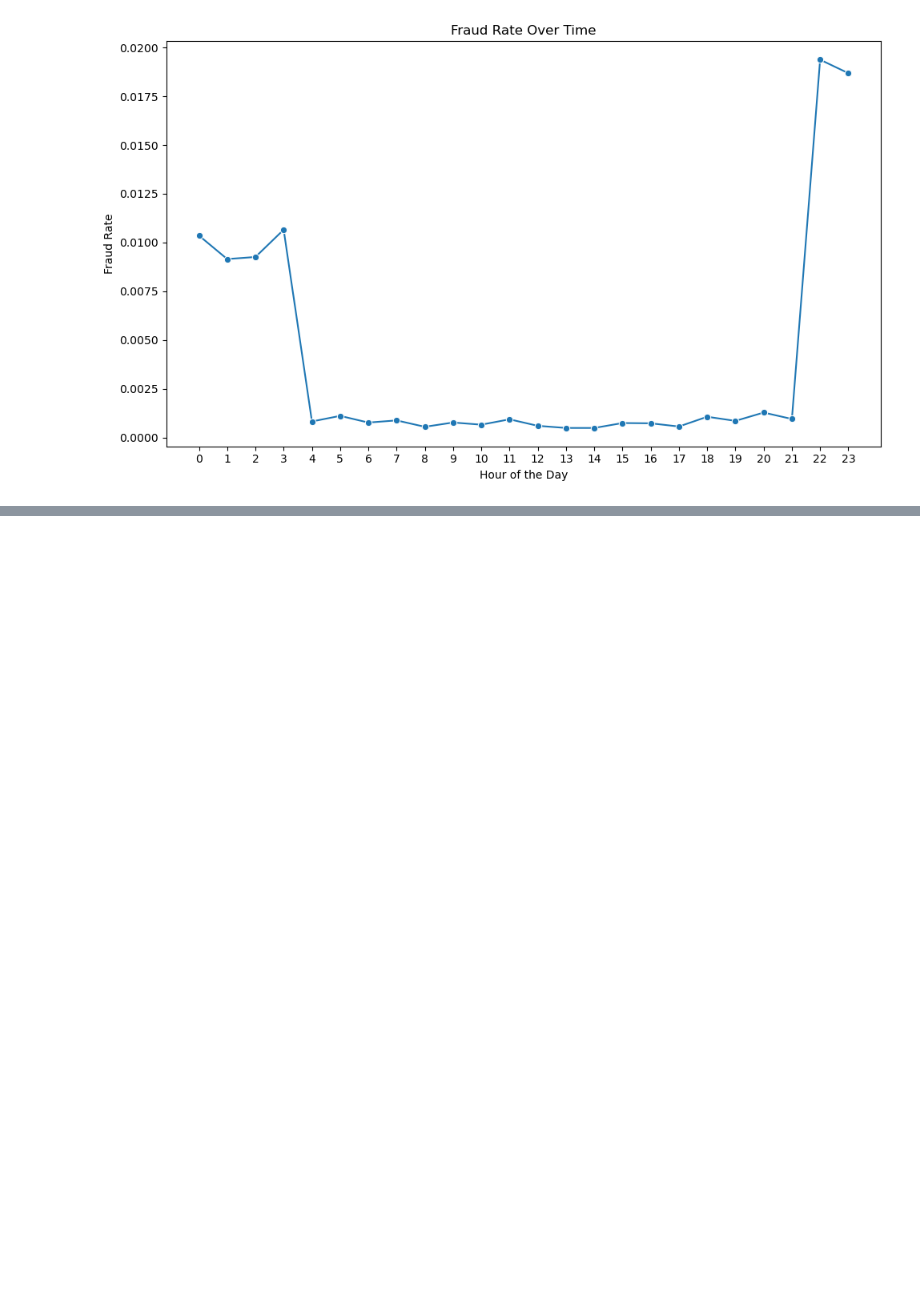
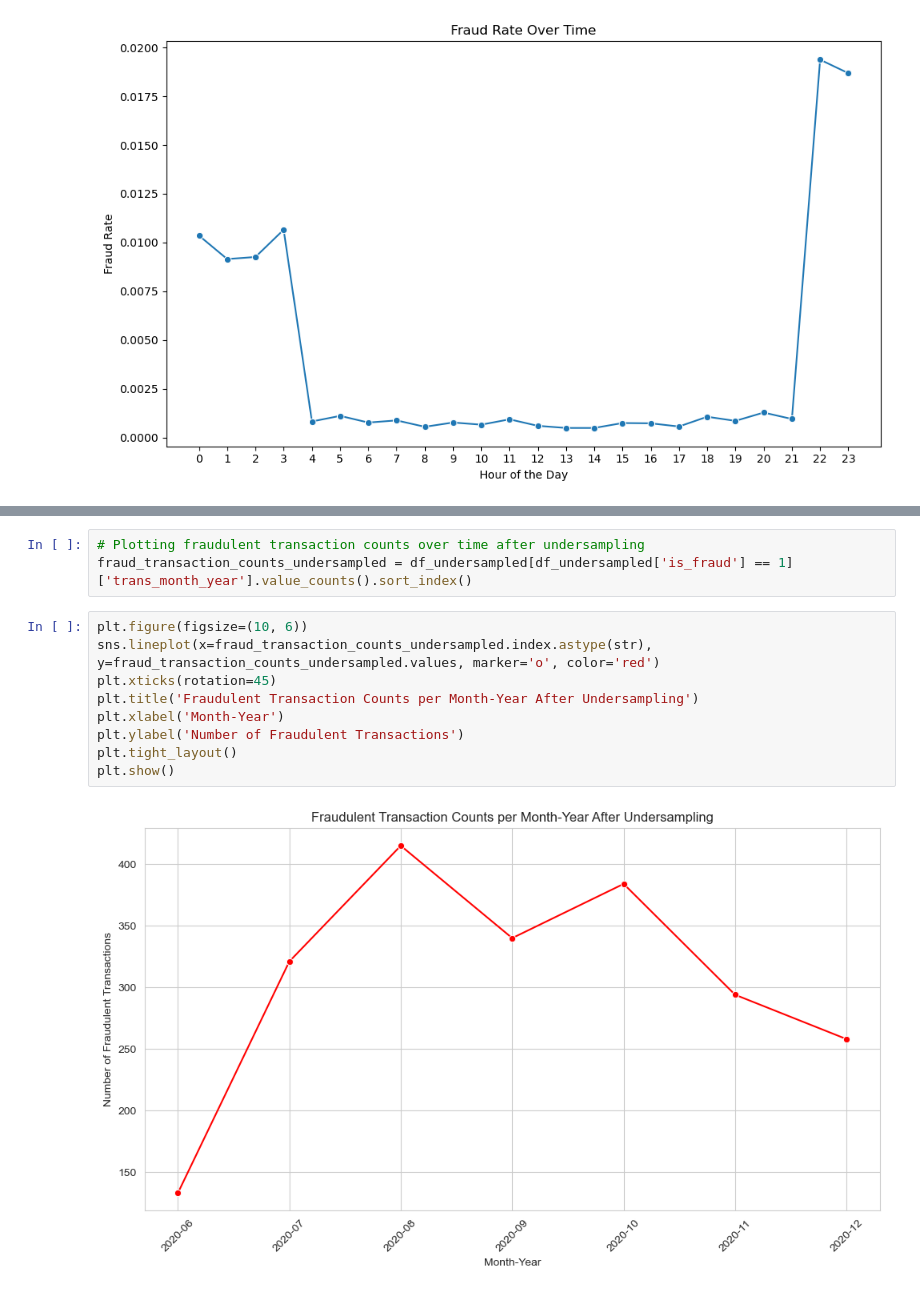
Before and after one commit to SSIN0045/TechnologyInnovationProject, a Jupyter notebook: data_preprocessing.ipynb, the cells around one changed output, grey strips where cells are left out. Cells and saved outputs as stored; diff of their text form; blank space fills up the shorter version.

```diff
--- a/data_preprocessing.ipynb
+++ b/data_preprocessing.ipynb
@@ -489,0 +548,14 @@ plt.show()
+# %%
+# Plotting fraudulent transaction counts over time after undersampling
+fraud_transaction_counts_undersampled = df_undersampled[df_undersampled['is_fraud'] == 1]['trans_month_year'].value_counts().sort_index()
+# %%
+plt.figure(figsize=(10, 6))
+sns.lineplot(x=fraud_transaction_counts_undersampled.index.astype(str), y=fraud_transaction_counts_undersampled.values, marker='o', color='red')
+plt.xticks(rotation=45)
+plt.title('Fraudulent Transaction Counts per Month-Year After Undersampling')
+plt.xlabel('Month-Year')
+plt.ylabel('Number of Fraudulent Transactions')
+plt.tight_layout()
+plt.show()
+# %% [output]
+[figure, added]
```
Also changed, not shown: parts of 71 cells of this notebook.
